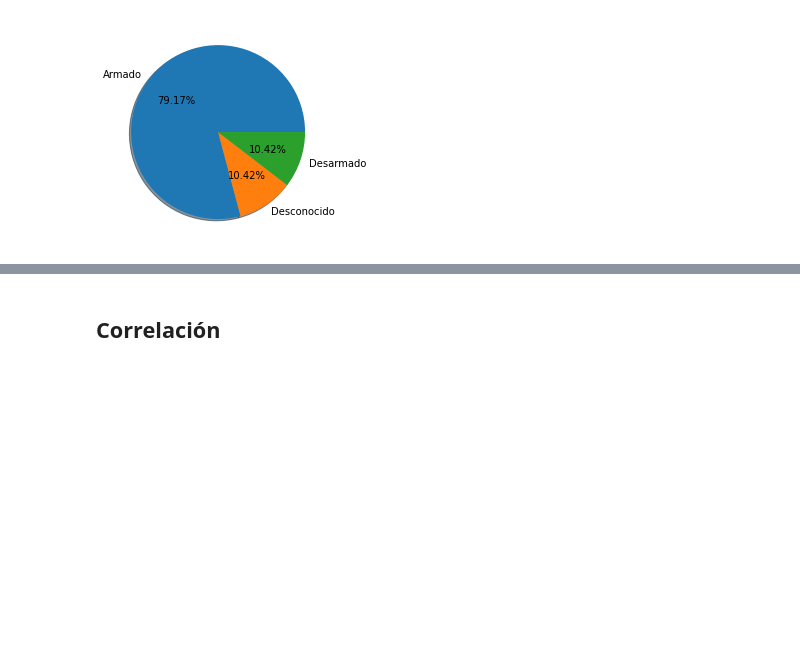
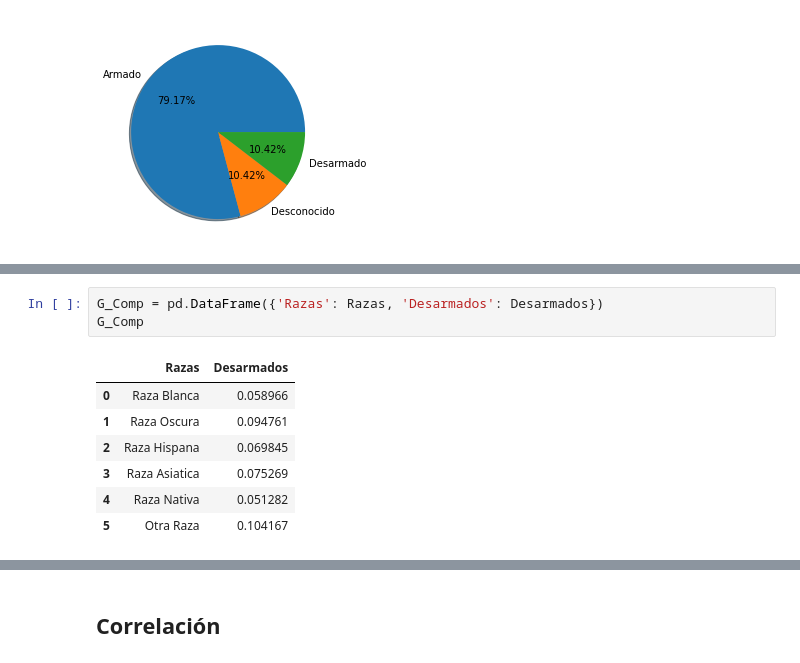
Before and after one commit to EmmanuelGalvan/MineriaDatos, a Jupyter notebook: Archivos/PIA/Visualizacion_Equipo9.ipynb, the cells around one changed output, grey strips where cells are left out. Cells and saved outputs as stored; diff of their text form; blank space fills up the shorter version.

```diff
--- a/Archivos/PIA/Visualizacion_Equipo9.ipynb
+++ b/Archivos/PIA/Visualizacion_Equipo9.ipynb
@@ -213,0 +241,11 @@ plt.pie(G_PieOR, labels = nombres, autopct='%1.2f%%', shadow=True)
+# %%
+G_Comp = pd.DataFrame({'Razas': Razas, 'Desarmados': Desarmados})
+G_Comp
+# %% [output]
+|  | Razas | Desarmados |
+| 0 | Raza Blanca | 0.058966 |
+| 1 | Raza Oscura | 0.094761 |
+| 2 | Raza Hispana | 0.069845 |
+| 3 | Raza Asiatica | 0.075269 |
+| 4 | Raza Nativa | 0.051282 |
+| 5 | Otra Raza | 0.104167 |
```
Also changed, not shown: parts of 6 cells of this notebook.
